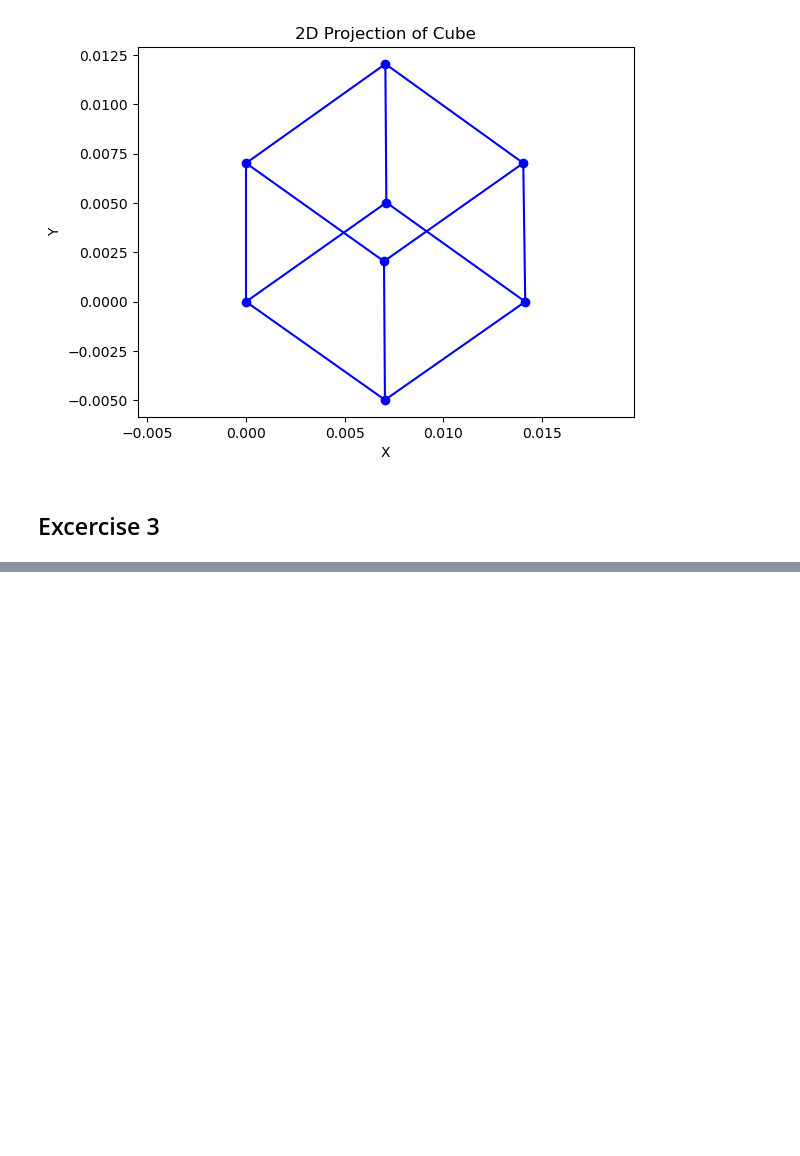
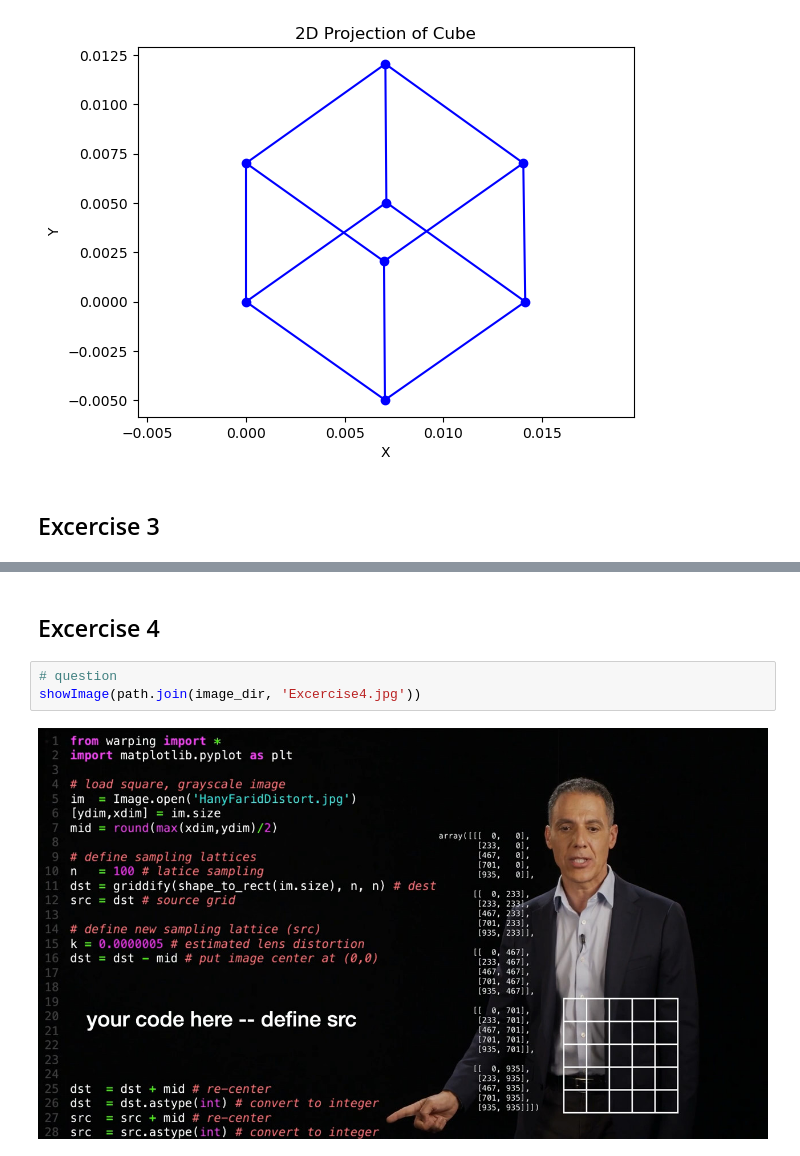
Before and after one commit to rQBx91/Road2Vision, a Jupyter notebook: Introduction to Computer Vision by Hany Farid Professor at UC Berkeley/Introduction to Computer Vision by Hany Farid.ipynb, the cells around one changed output, grey strips where cells are left out. Saved outputs shown, nothing was run; the diff lists cells and outputs as text; blank space fills up the shorter version.

```diff
--- a/Introduction to Computer Vision by Hany Farid Professor at UC Berkeley/Introduction to Computer Vision by Hany Farid.ipynb
+++ b/Introduction to Computer Vision by Hany Farid Professor at UC Berkeley/Introduction to Computer Vision by Hany Farid.ipynb
@@ -156,3 +163,10 @@ plt.axis('off')  # hide the axis for a cleaner display
 plt.show()
 # %% [output]
 [figure]
+# %% [markdown]
+## Excercise 4
+# %%
+# question
+showImage(path.join(image_dir, 'Excercise4.jpg'))
+# %% [output]
+[figure, added]
```
Also changed, not shown: parts of 22 cells of this notebook, 7 other files.
